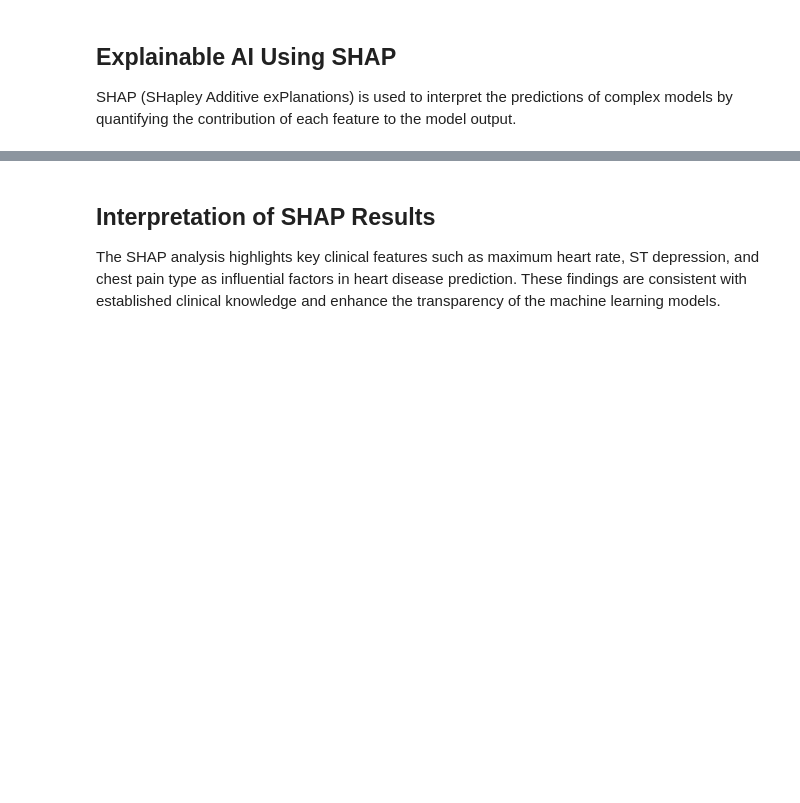
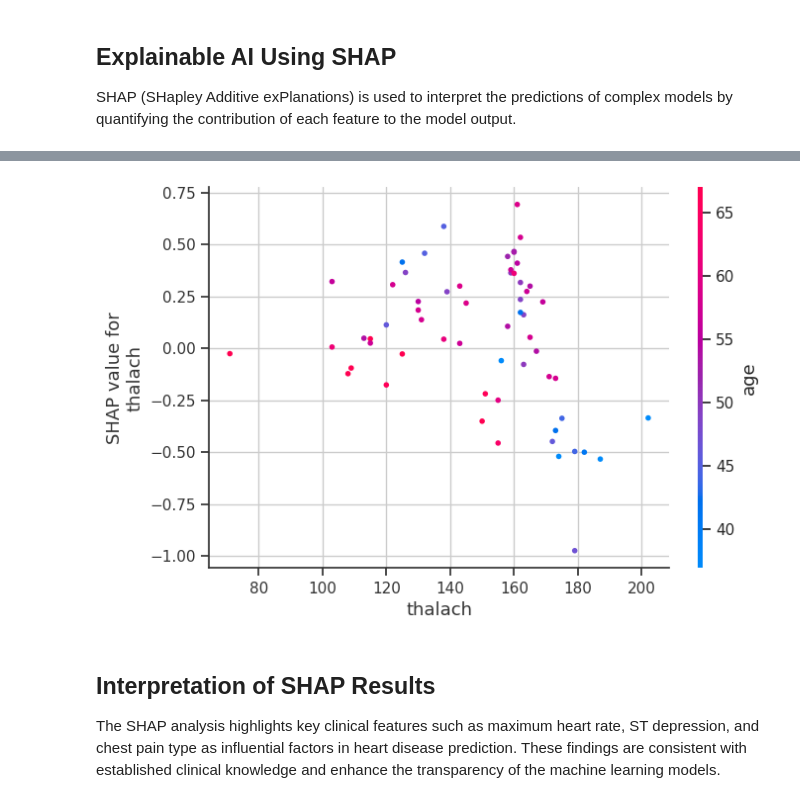
Before and after one commit to kakarlarenusree/renu_project_Heart-Disease-Risk-Prediction, a Jupyter notebook: Heartdisease_risk_prediction_project.ipynb, the cells around one changed output, grey strips where cells are left out. Drawn from its saved outputs; the diff is of its cells as text; code cells hidden in the pictures; blank space fills up the shorter version.

```diff
--- a/Heartdisease_risk_prediction_project.ipynb
+++ b/Heartdisease_risk_prediction_project.ipynb
@@ -377,3 +413,7 @@ shap.summary_plot(shap_values, X_test, plot_type="bar")
+# %%
+shap.dependence_plot("thalach", shap_values.values, X_test)
+# %% [output]
+[figure, added]
 # %% [markdown]
 ## Interpretation of SHAP Results
 
```
Also changed, not shown: parts of 21 cells of this notebook.
